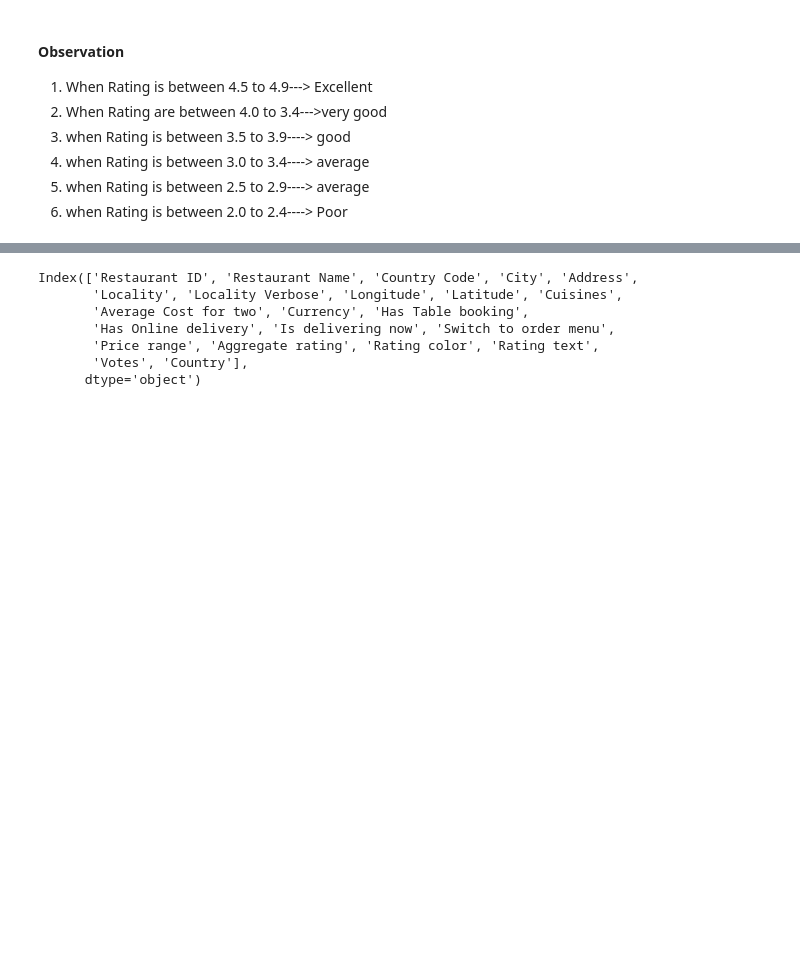
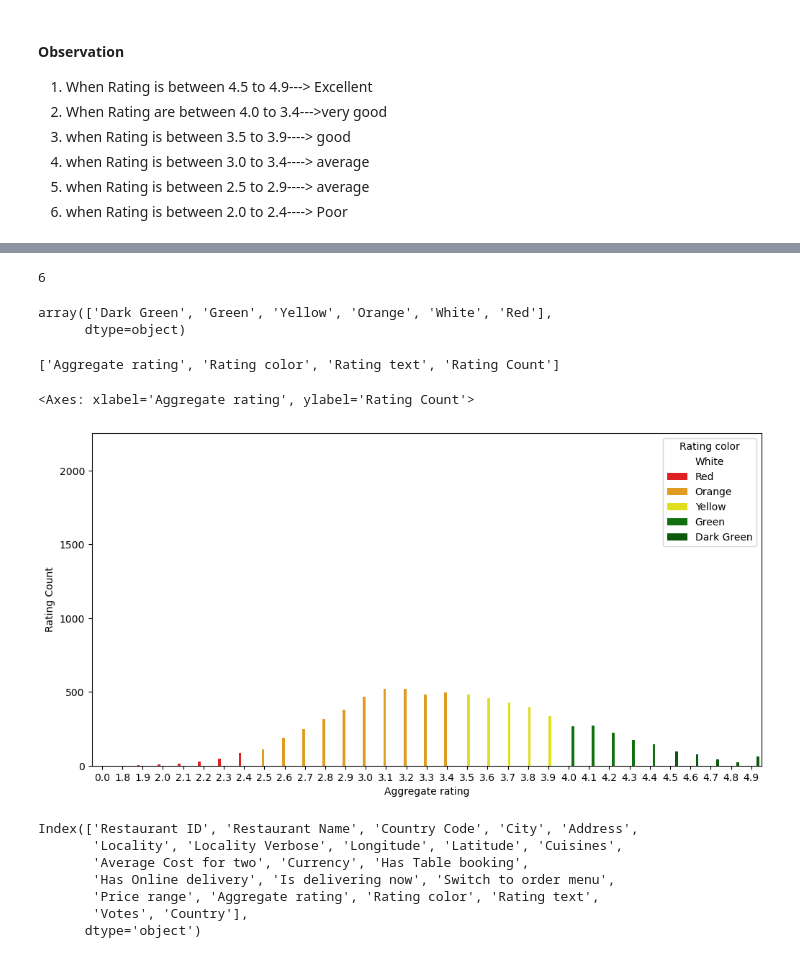
Before and after one commit to Digvijay1000/EDA, a Jupyter notebook: EDA_Zomato/EDA_on_Zomato_data.ipynb, the cells around one changed output, grey strips where cells are left out. Cells and saved outputs as stored; diff of their text form; code cells hidden in the pictures; blank space fills up the shorter version.

```diff
--- a/EDA_Zomato/EDA_on_Zomato_data.ipynb
+++ b/EDA_Zomato/EDA_on_Zomato_data.ipynb
@@ -277,3 +365,23 @@ sns.barplot(x='Aggregate rating',y='Rating Count', data=ratings)
+# %%
+final_df['Rating color'].nunique()
+# %% [output]
+6
+# %%
+final_df['Rating color'].unique()
+# %% [output]
+array(['Dark Green', 'Green', 'Yellow', 'Orange', 'White', 'Red'],
+      dtype=object)
+# %%
+print(list(ratings.columns))
+# %% [output]
+['Aggregate rating', 'Rating color', 'Rating text', 'Rating Count']
+# %%
+sns.barplot(x="Aggregate rating", y="Rating Count",
+            hue='Rating color', data=ratings,
+            palette=['white', 'red', 'orange', 'yellow', 'green', '#006400'])
+# %% [output]
+<Axes: xlabel='Aggregate rating', ylabel='Rating Count'>
+[figure, added]
 # %%
 final_df.columns
 # %% [output]
```
Also changed, not shown: parts of 18 cells of this notebook.
